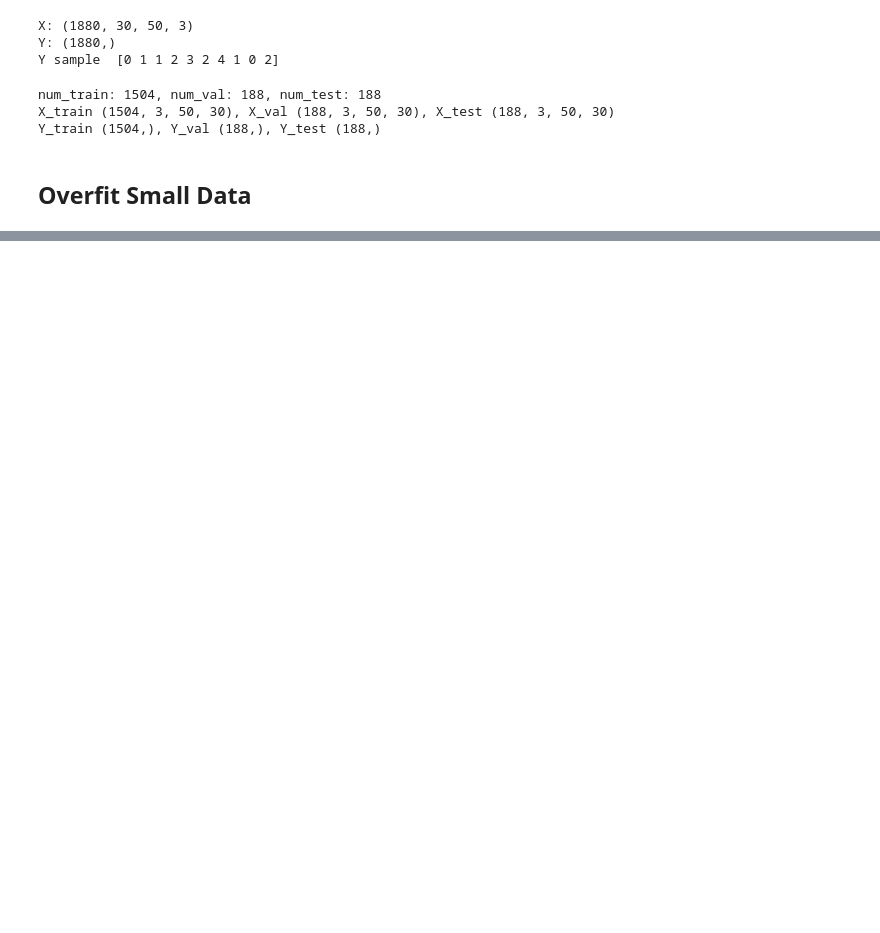
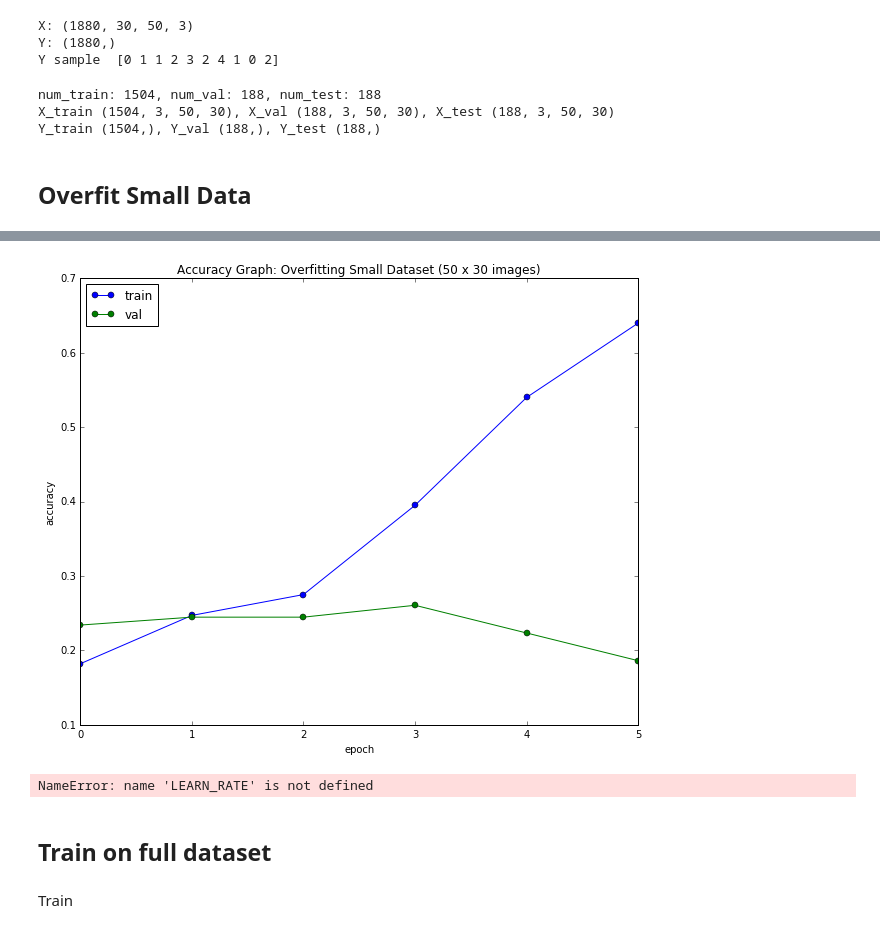
Before and after one commit to ange3/convnet-worldview, a Jupyter notebook: Conv Net.ipynb, the cells around one changed output, grey strips where cells are left out. Drawn from its saved outputs; the diff is of its cells as text; code cells hidden in the pictures; blank space fills up the shorter version.

```diff
--- a/Conv Net.ipynb
+++ b/Conv Net.ipynb
@@ -105,0 +134,16 @@ NameError: global name 'col2im_6d_cython' is not defined
+# %%
+plt.plot(solver.train_acc_history, '-o')
+plt.plot(solver.val_acc_history, '-o')
+plt.legend(['train', 'val'], loc='upper left')
+plt.xlabel('epoch')
+plt.ylabel('accuracy')
+plt.title('Accuracy Graph: Overfitting Small Dataset (50 x 30 images)')
+
+plt.show()
+# %% [output]
+[figure, added]
+NameError: name 'LEARN_RATE' is not defined
+# %% [markdown]
+## Train on full dataset
+# %% [markdown]
+Train
```
Also changed, not shown: parts of 13 cells of this notebook, 3 other files.
